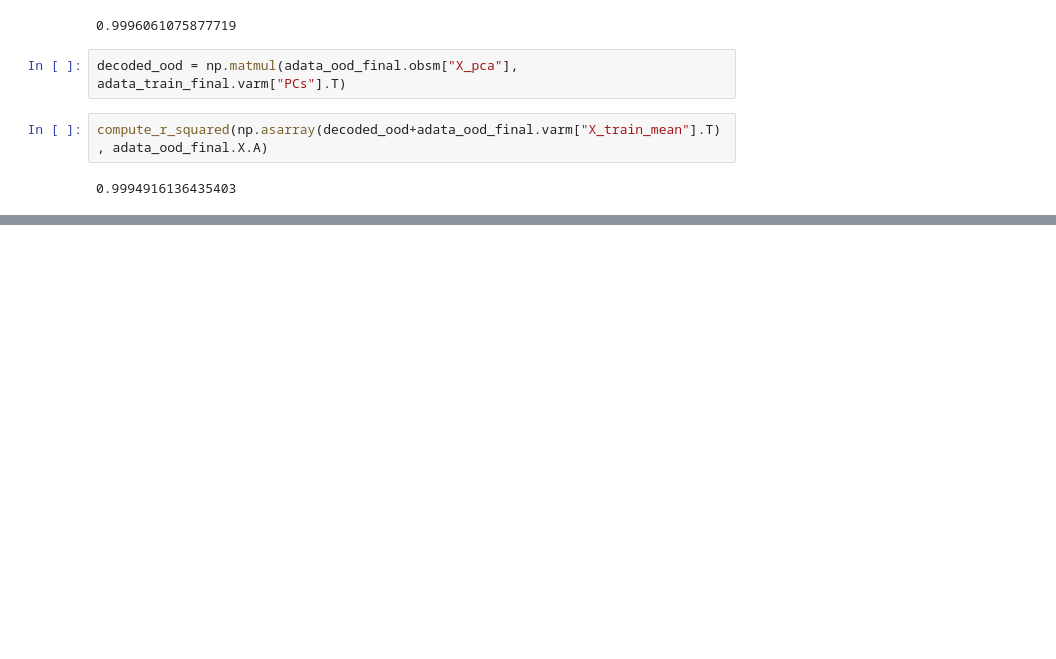
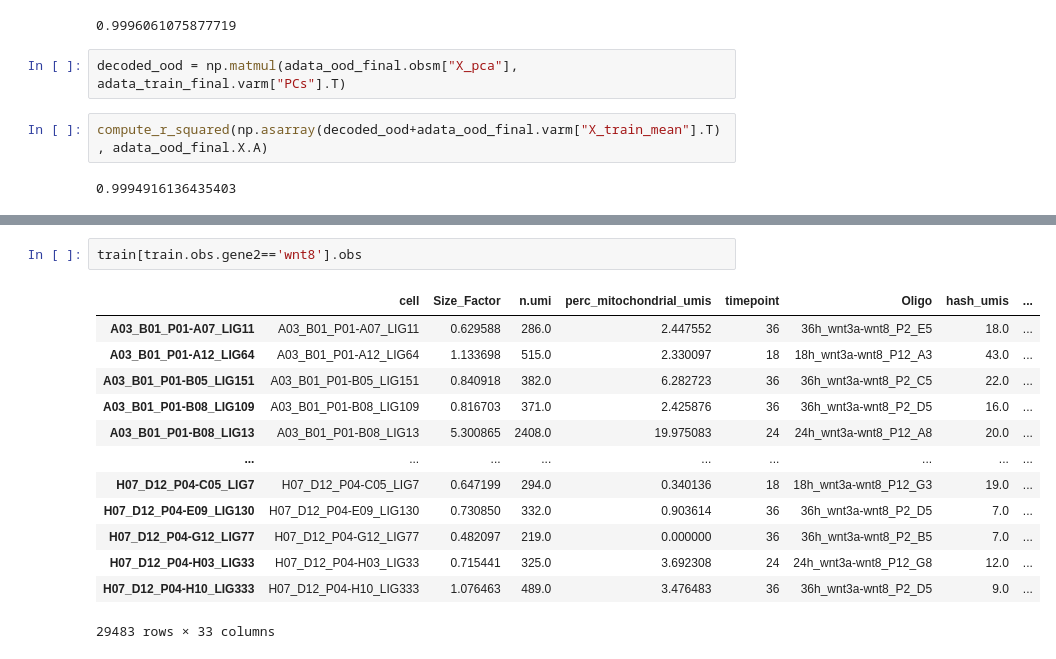
Before and after one commit to theislab/cellflow_reproducibility, a Jupyter notebook: notebooks/prepare_data/prepare_zebrafish.ipynb, the cells around one changed output, grey strips where cells are left out. Drawn from its saved outputs; the diff is of its cells as text; blank space fills up the shorter version.

```diff
--- a/notebooks/prepare_data/prepare_zebrafish.ipynb
+++ b/notebooks/prepare_data/prepare_zebrafish.ipynb
@@ -599,0 +840,16 @@ compute_r_squared(np.asarray(decoded_ood+adata_ood_final.varm["X_train_mean"].T)
+# %%
+train[train.obs.gene2=='wnt8'].obs
+# %% [output]
+|  | cell | Size_Factor | n.umi | perc_mitochondrial_umis | timepoint | Oligo | hash_umis | ... |
+| A03_B01_P01-A07_LIG11 | A03_B01_P01-A07_LIG11 | 0.629588 | 286.0 | 2.447552 | 36 | 36h_wnt3a-wnt8_P2_E5 | 18.0 | ... |
+| A03_B01_P01-A12_LIG64 | A03_B01_P01-A12_LIG64 | 1.133698 | 515.0 | 2.330097 | 18 | 18h_wnt3a-wnt8_P12_A3 | 43.0 | ... |
+| A03_B01_P01-B05_LIG151 | A03_B01_P01-B05_LIG151 | 0.840918 | 382.0 | 6.282723 | 36 | 36h_wnt3a-wnt8_P2_C5 | 22.0 | ... |
+| A03_B01_P01-B08_LIG109 | A03_B01_P01-B08_LIG109 | 0.816703 | 371.0 | 2.425876 | 36 | 36h_wnt3a-wnt8_P2_D5 | 16.0 | ... |
+| A03_B01_P01-B08_LIG13 | A03_B01_P01-B08_LIG13 | 5.300865 | 2408.0 | 19.975083 | 24 | 24h_wnt3a-wnt8_P12_A8 | 20.0 | ... |
+| ... | ... | ... | ... | ... | ... | ... | ... | ... |
+| H07_D12_P04-C05_LIG7 | H07_D12_P04-C05_LIG7 | 0.647199 | 294.0 | 0.340136 | 18 | 18h_wnt3a-wnt8_P12_G3 | 19.0 | ... |
+| H07_D12_P04-E09_LIG130 | H07_D12_P04-E09_LIG130 | 0.730850 | 332.0 | 0.903614 | 36 | 36h_wnt3a-wnt8_P2_D5 | 7.0 | ... |
+| H07_D12_P04-G12_LIG77 | H07_D12_P04-G12_LIG77 | 0.482097 | 219.0 | 0.000000 | 36 | 36h_wnt3a-wnt8_P2_B5 | 7.0 | ... |
+| H07_D12_P04-H03_LIG33 | H07_D12_P04-H03_LIG33 | 0.715441 | 325.0 | 3.692308 | 24 | 24h_wnt3a-wnt8_P12_G8 | 12.0 | ... |
+| H07_D12_P04-H10_LIG333 | H07_D12_P04-H10_LIG333 | 1.076463 | 489.0 | 3.476483 | 36 | 36h_wnt3a-wnt8_P2_D5 | 9.0 | ... |
+29483 rows × 33 columns
```
Also changed, not shown: parts of 33 cells of this notebook, 1 other file.
